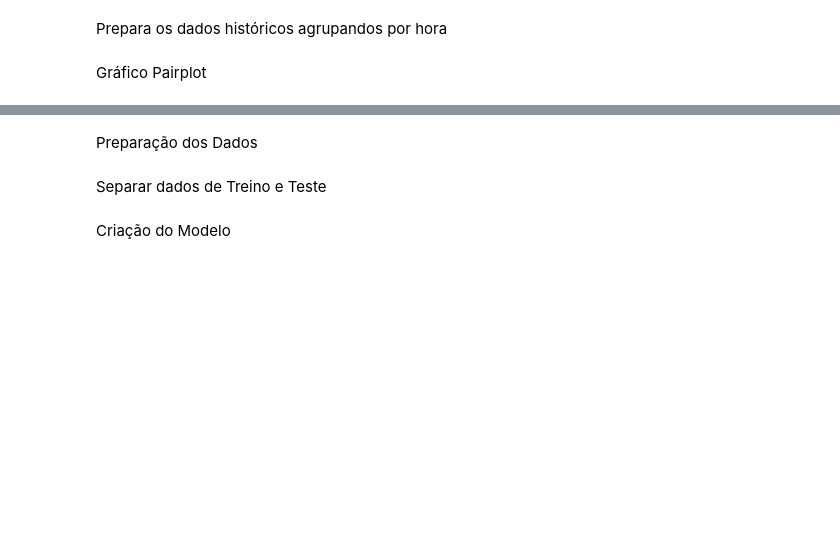
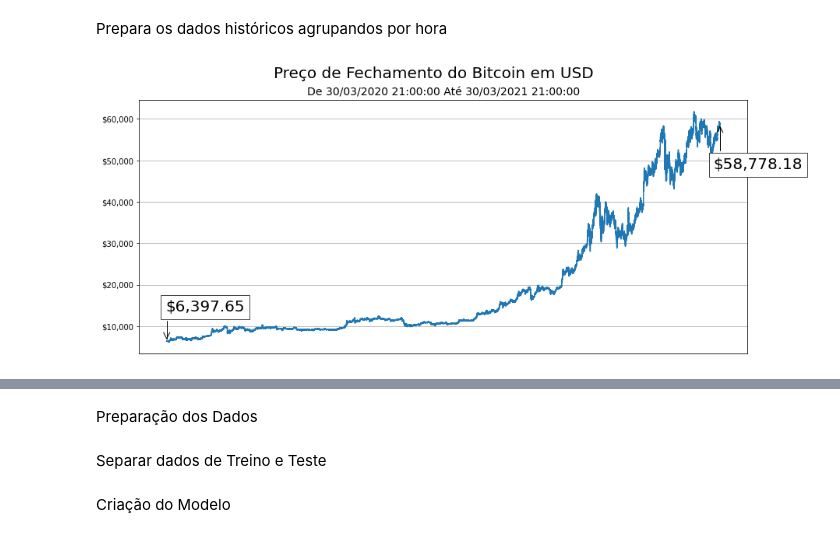
Before and after one commit to WillianAgostini/bitcoin_prediction, a Jupyter notebook: btc-price-prediction-using-lstm.ipynb, the cells around one changed output, grey strips where cells are left out. Drawn from its saved outputs; the diff is of its cells as text; code cells hidden in the pictures; blank space fills up the shorter version.

```diff
--- a/btc-price-prediction-using-lstm.ipynb
+++ b/btc-price-prediction-using-lstm.ipynb
@@ -11,10 +11,15 @@ import matplotlib.pyplot as plt  # data visualization
 import matplotlib.dates as mdates
 import warnings
 from dateutil.relativedelta import relativedelta
-from functions import *
+from module import myFunctions
 import seaborn as sns
 import os.path
 import statsmodels.api as sm
+import importlib
+from pandas.plotting import autocorrelation_plot
+
+def reloadMyModule():
+    importlib.reload(myFunctions)
 
 warnings.filterwarnings(action='ignore')
 warnings.filterwarnings(action='ignore', category=DeprecationWarning)
@@ -39,10 +60,12 @@ coinbase.info()
 # %% [markdown]
 Filtrar intervalo de dados
 # %%
-filtered = filterByInterval(coinbase, relativedelta(months=24))
+reloadMyModule()
 
-if hasMissingData(filtered['Timestamp'].values):
+filtered = myFunctions.filterByInterval(coinbase, relativedelta(months=12))
+
+if myFunctions.hasMissingData(filtered['Timestamp'].values):
     raise Exception("Missing data in the dataframe")
 
 print("O intervalo entre datas é de {} até {}, somando um total de {} registros.".format(
-    getFirstTimestamp(filtered), getLastTimestamp(filtered), filtered.shape[0]))
+    myFunctions.getFirstTimestamp(filtered), myFunctions.getLastTimestamp(filtered), filtered.shape[0]))
@@ -49,10 +74,14 @@ print("O intervalo entre datas é de {} até {}, somando um total de {} registro
 # %% [markdown]
 Prepara os dados históricos agrupandos por hora
 # %%
+reloadMyModule()
+
 if showGraphs:
     kw = dict(annot_yaxis=10000, annot_xaxis=-1000, annot_xaxis_pos=-6000, annot_yaxis_pos=-
-              8000, angle="angle,angleA=0,angleB=90", angle_pos="angle,angleA=0,angleB=-90")
-    figureCloses(filtered, 'Close', **kw)
+              8000, angle="angle,angleA=0,angleB=90", angle_pos="angle,angleA=0,angleB=-90", showAnnotate=True)
+    myFunctions.figureCloses(filtered, 'Close', **kw)
+# %% [output]
+[figure, added]
 # %%
 # if showGraphs:
     # kw = dict(showAnnotate=False)
@@ -70,2 +111,0 @@ historical_per_hour = historical.groupby(historical.dateHour).mean()
-# %% [markdown]
-Gráfico Pairplot
```
Also changed, not shown: parts of 11 cells of this notebook, 3 other files.
